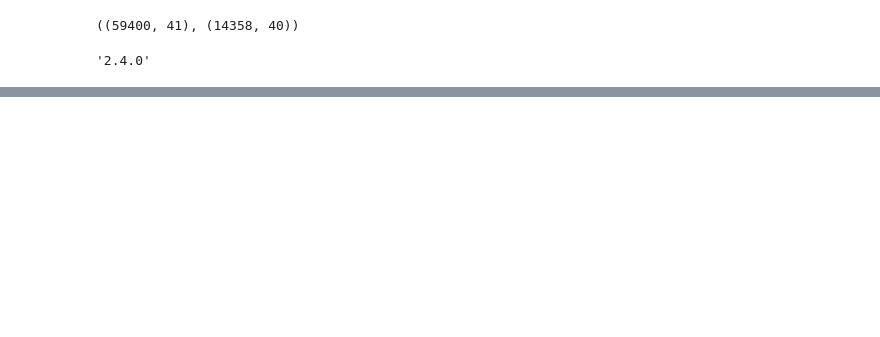
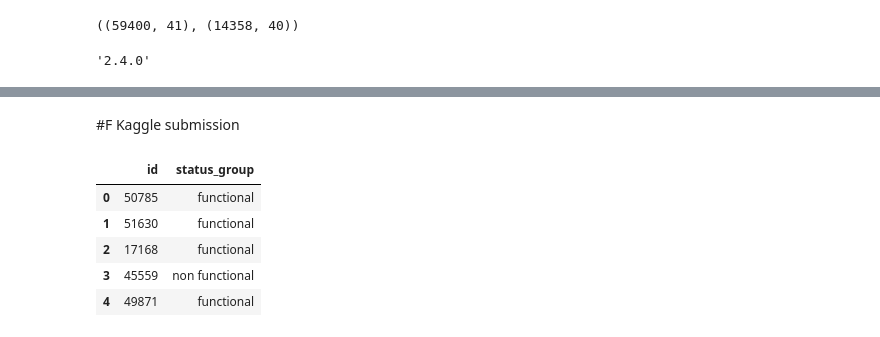
Before and after one commit to bloominstituteoftechnology/DS-Unit-2-Kaggle-Challenge, a Jupyter notebook: module1-decision-trees/LS_DS_221_assignment.ipynb, the cells around one changed output, grey strips where cells are left out. Saved outputs shown, nothing was run; the diff lists cells and outputs as text; code cells hidden in the pictures; blank space fills up the shorter version.

```diff
--- a/module1-decision-trees/LS_DS_221_assignment.ipynb
+++ b/module1-decision-trees/LS_DS_221_assignment.ipynb
@@ -199,0 +663,18 @@ train.head()
+# %% [markdown]
+#F
+Kaggle submission
+# %%
+y_pred = pipeline.predict(X_test)
+
+submission = sample_submission.copy()
+submission['status_group'] = y_pred
+submission.to_csv('submission_2.csv', index = False)
+# %%
+submission.head()
+# %% [output]
+|  | id | status_group |
+| 0 | 50785 | functional |
+| 1 | 51630 | functional |
+| 2 | 17168 | functional |
+| 3 | 45559 | non functional |
+| 4 | 49871 | functional |
```
Also changed, not shown: parts of 28 cells of this notebook.
